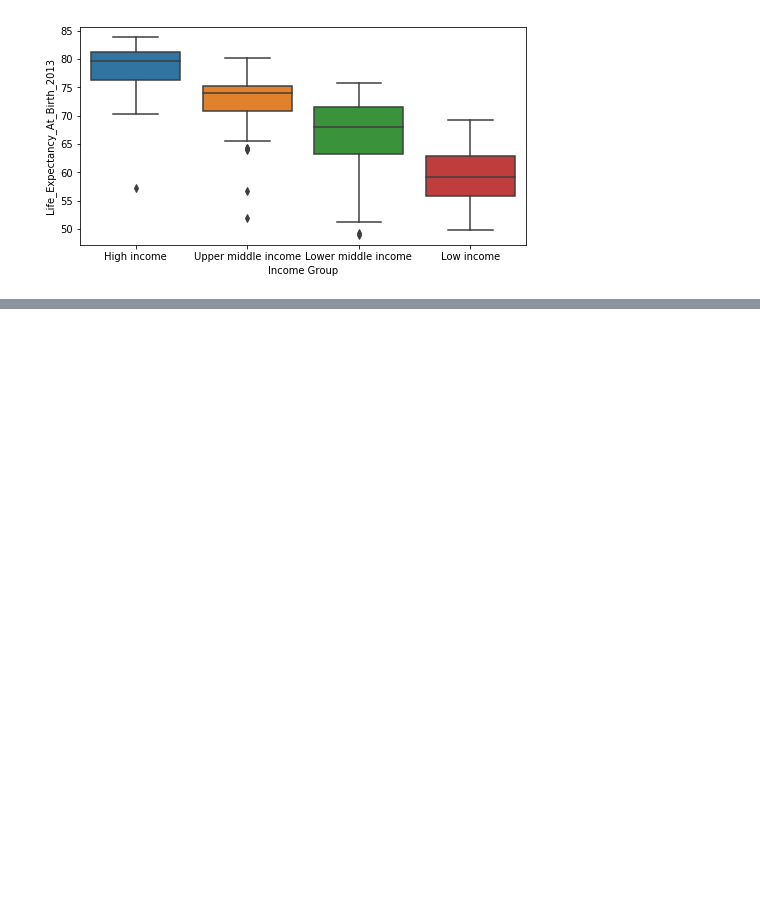
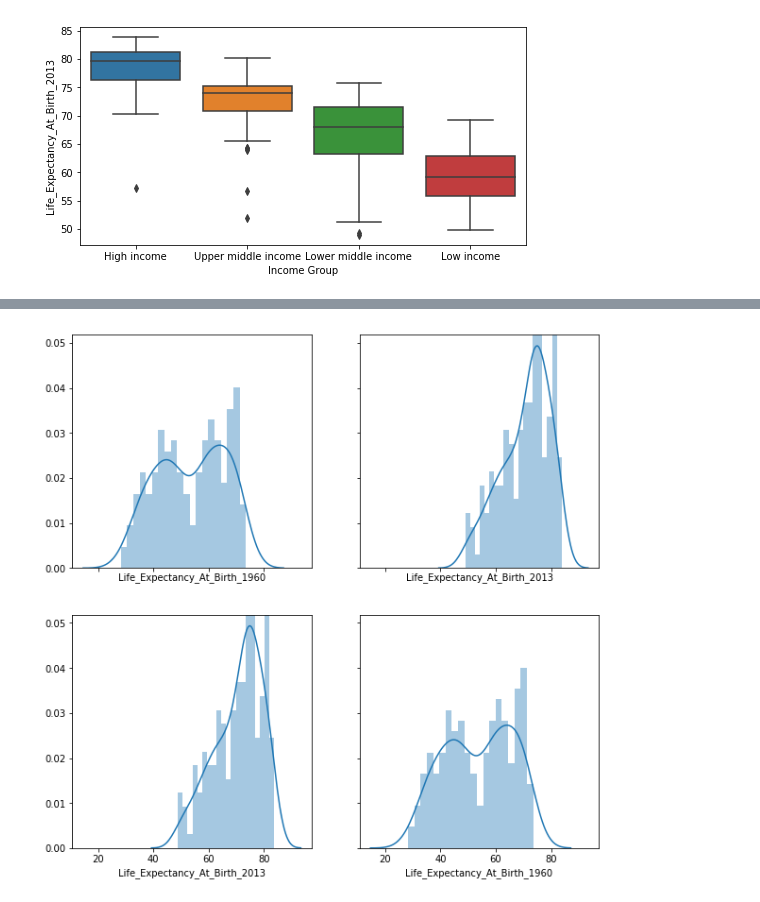
Before and after one commit to kcdenman/pythonudemy, a Jupyter notebook: Homework Section 5.ipynb, the cells around one changed output, grey strips where cells are left out. Saved outputs shown, nothing was run; the diff lists cells and outputs as text; code cells hidden in the pictures; blank space fills up the shorter version.

```diff
--- a/Homework Section 5.ipynb
+++ b/Homework Section 5.ipynb
@@ -110,0 +118,9 @@ vis5_2013 = sns.boxplot(data=stats1,x='Income Group',y='Life_Expectancy_At_Birth
+# %%
+compare, axes = plt.subplots(2,2, figsize=(10,10), sharey=True, sharex=True)
+
+vis4_1960 = sns.distplot(stats1.Life_Expectancy_At_Birth_1960, bins=20, ax=axes[0,0])
+vis4_2013 = sns.distplot(stats1.Life_Expectancy_At_Birth_2013, bins=20, ax=axes[0,1])
+vis4_1960 = sns.distplot(stats1.Life_Expectancy_At_Birth_1960, bins=20, ax=axes[1,1])
+vis4_2013 = sns.distplot(stats1.Life_Expectancy_At_Birth_2013, bins=20, ax=axes[1,0])
+# %% [output]
+[figure, added]
```
Also changed, not shown: parts of 9 cells of this notebook, 8 other files.
